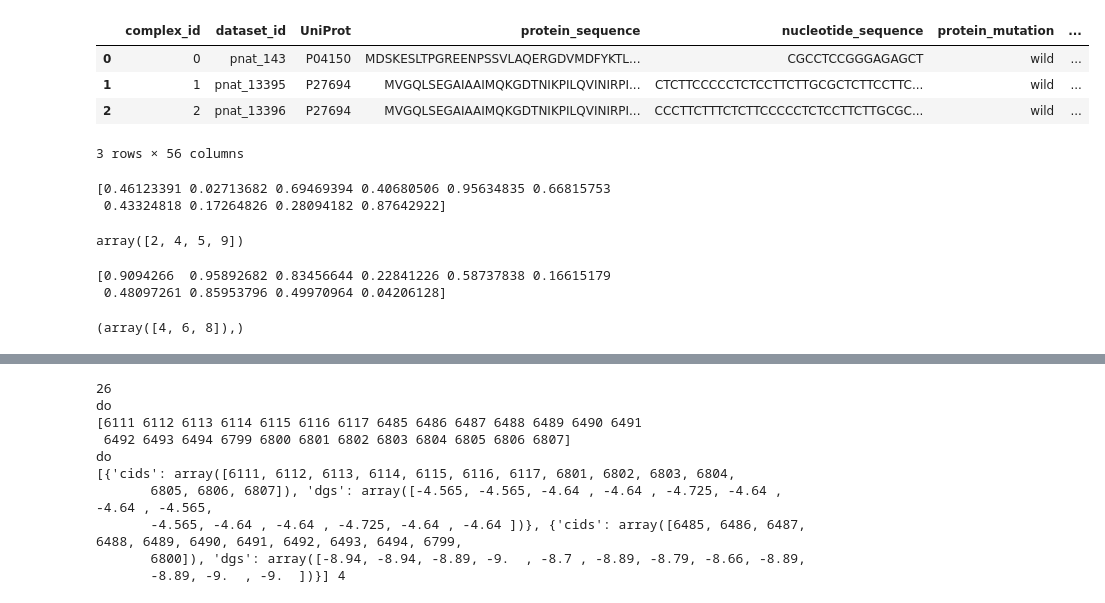
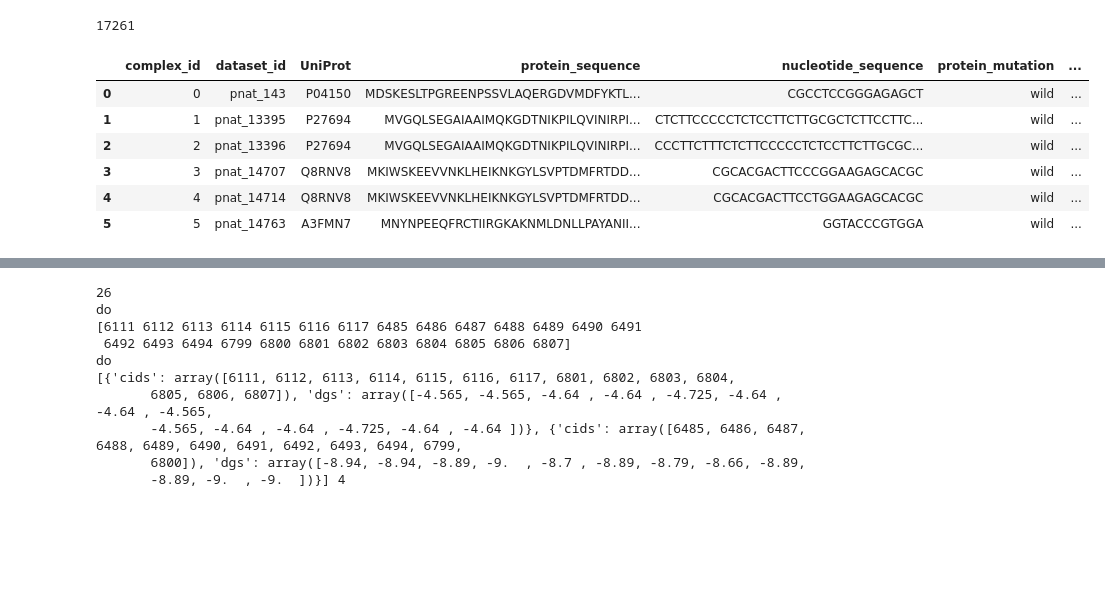
Before and after one commit to leepaul009/pri_model, a Jupyter notebook: dataset/data_cluster_analysis.ipynb, the cells around one changed output, grey strips where cells are left out. Drawn from its saved outputs; the diff is of its cells as text; code cells hidden in the pictures; blank space fills up the shorter version.

```diff
--- a/dataset/data_cluster_analysis.ipynb
+++ b/dataset/data_cluster_analysis.ipynb
@@ -1,38 +1,30 @@
 # %%
 import numpy as np
 import pandas as pd
 import os
-np.set_printoptions(suppress=True)
 import matplotlib.pyplot as plt
 import numpy as np
+
+from tqdm import tqdm
+
+# set env
+np.set_printoptions(suppress=True)
+pd.set_option('display.max_columns', 100)
+
 
 
 data_dir = '../data/_datasets/'
 data_file = 'seq_dg_cluster_final_230607_v2.csv'
 data_file = os.path.join(data_dir, data_file)
 main_df = pd.read_csv(data_file, sep='\t', low_memory=False)
-main_df.head(3)
+print(len(main_df))
+main_df.head(6)
 # %% [output]
+17261
 |  | complex_id | dataset_id | UniProt | protein_sequence | nucleotide_sequence | protein_mutation | ... |
 | 0 | 0 | pnat_143 | P04150 | MDSKESLTPGREENPSSVLAQERGDVMDFYKTL... | CGCCTCCGGGAGAGCT | wild | ... |
 | 1 | 1 | pnat_13395 | P27694 | MVGQLSEGAIAAIMQKGDTNIKPILQVINIRPI... | CTCTTCCCCCTCTCCTTCTTGCGCTCTTCCTTC... | wild | ... |
 | 2 | 2 | pnat_13396 | P27694 | MVGQLSEGAIAAIMQKGDTNIKPILQVINIRPI... | CCCTTCTTTCTCTTCCCCCTCTCCTTCTTGCGC... | wild | ... |
+| 3 | 3 | pnat_14707 | Q8RNV8 | MKIWSKEEVVNKLHEIKNKGYLSVPTDMFRTDD... | CGCACGACTTCCCGGAAGAGCACGC | wild | ... |
+| 4 | 4 | pnat_14714 | Q8RNV8 | MKIWSKEEVVNKLHEIKNKGYLSVPTDMFRTDD... | CGCACGACTTCCTGGAAGAGCACGC | wild | ... |
+| 5 | 5 | pnat_14763 | A3FMN7 | MNYNPEEQFRCTIIRGKAKNMLDNLLPAYANII... | GGTACCCGTGGA | wild | ... |
-3 rows × 56 columns
-# %%
-x = np.random.rand(10)
-print(x)
-ids = np.where(x > 0.5)[0]
-ids
-# %% [output]
-[0.46123391 0.02713682 0.69469394 0.40680506 0.95634835 0.66815753
- 0.43324818 0.17264826 0.28094182 0.87642922]
-array([2, 4, 5, 9])
-# %%
-x = np.random.rand(10)
-print(x)
-mark = np.logical_and(x > 0.3, x < 0.7)
-np.where(mark)
-# %% [output]
-[0.9094266  0.95892682 0.83456644 0.22841226 0.58737838 0.16615179
- 0.48097261 0.85953796 0.49970964 0.04206128]
-(array([4, 6, 8]),)
```
Also changed, not shown: parts of 36 cells of this notebook, 8 other files.
